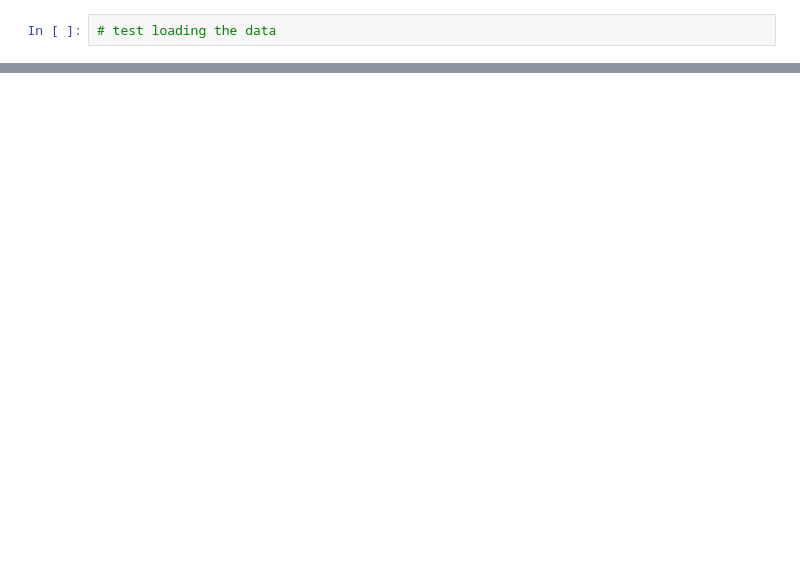
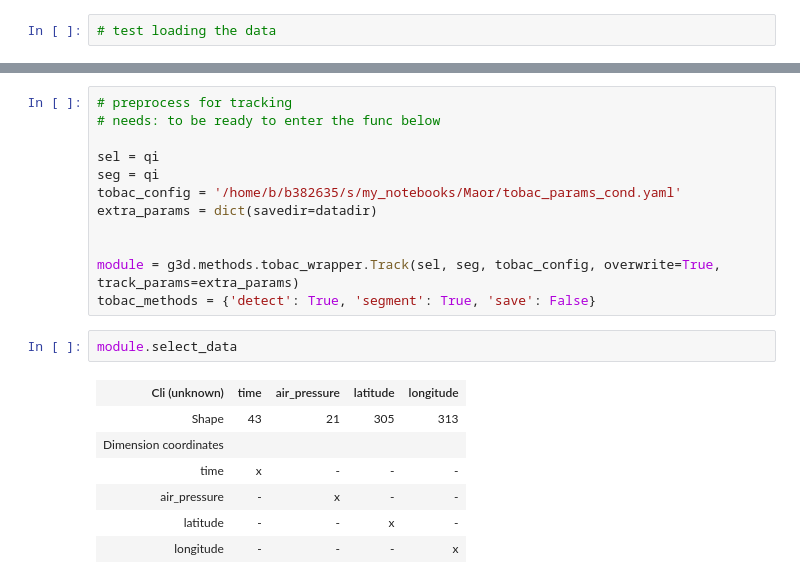
Before and after one commit to mathilde-ritman/TRACER-MIP, a Jupyter notebook: 01.tracking.ipynb, the cells around one changed output, grey strips where cells are left out. Drawn from its saved outputs; the diff is of its cells as text; blank space fills up the shorter version.

```diff
--- a/01.tracking.ipynb
+++ b/01.tracking.ipynb
@@ -47,0 +56,22 @@ Data variables: (12/13)
+# %%
+# preprocess for tracking
+# needs: to be ready to enter the func below
+
+sel = qi
+seg = qi
+tobac_config = '/home/b/b382635/s/my_notebooks/Maor/tobac_params_cond.yaml'
+extra_params = dict(savedir=datadir)
+
+
+module = g3d.methods.tobac_wrapper.Track(sel, seg, tobac_config, overwrite=True, track_params=extra_params)
+tobac_methods = {'detect': True, 'segment': True, 'save': False}
+# %%
+module.select_data
+# %% [output]
+| Cli (unknown) | time | air_pressure | latitude | longitude |
+| Shape | 43 | 21 | 305 | 313 |
+| Dimension coordinates |  |  |  |  |
+| time | x | - | - | - |
+| air_pressure | - | x | - | - |
+| latitude | - | - | x | - |
+| longitude | - | - | - | x |
```
Also changed, not shown: parts of 10 cells of this notebook, 1 other file.
